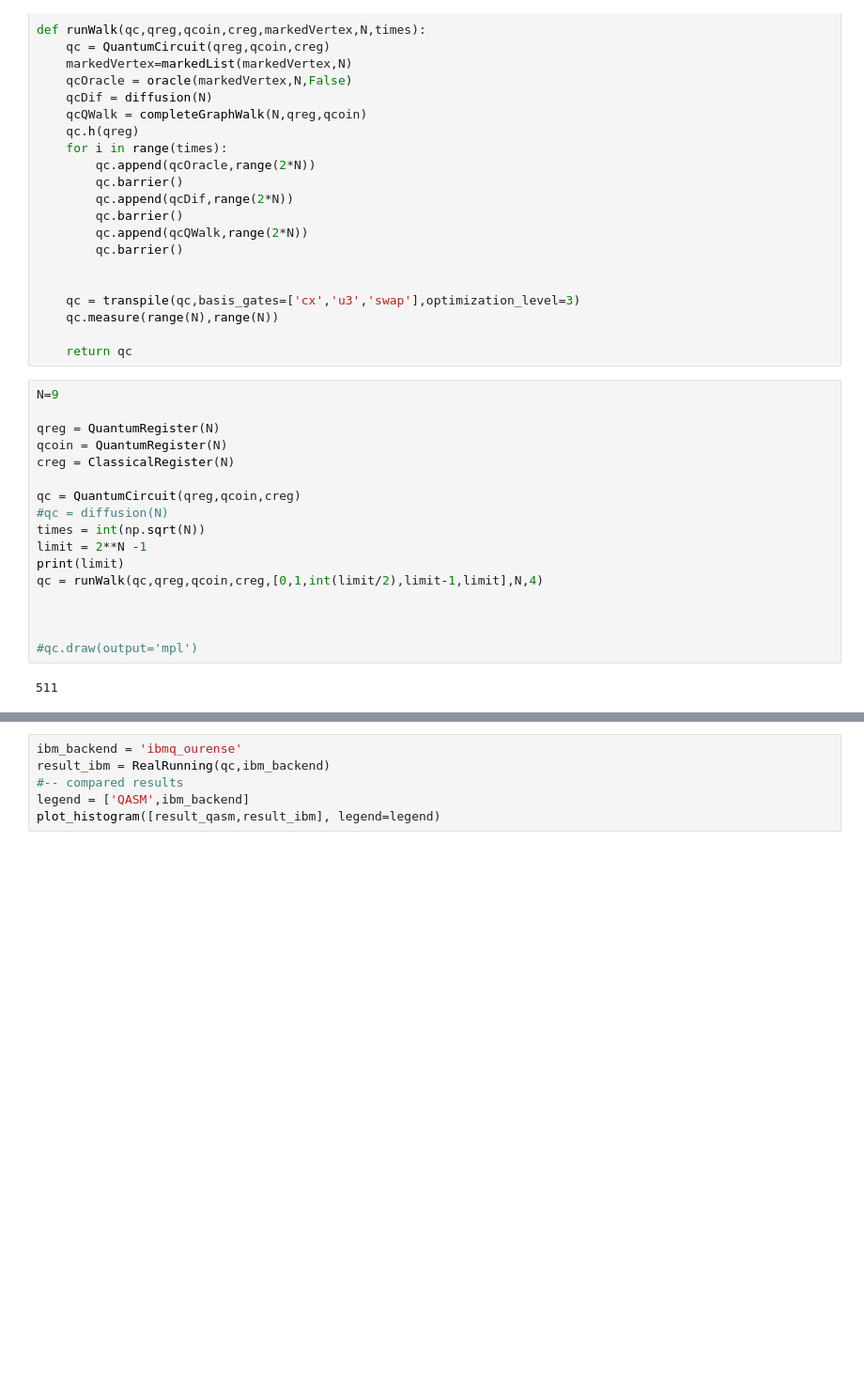
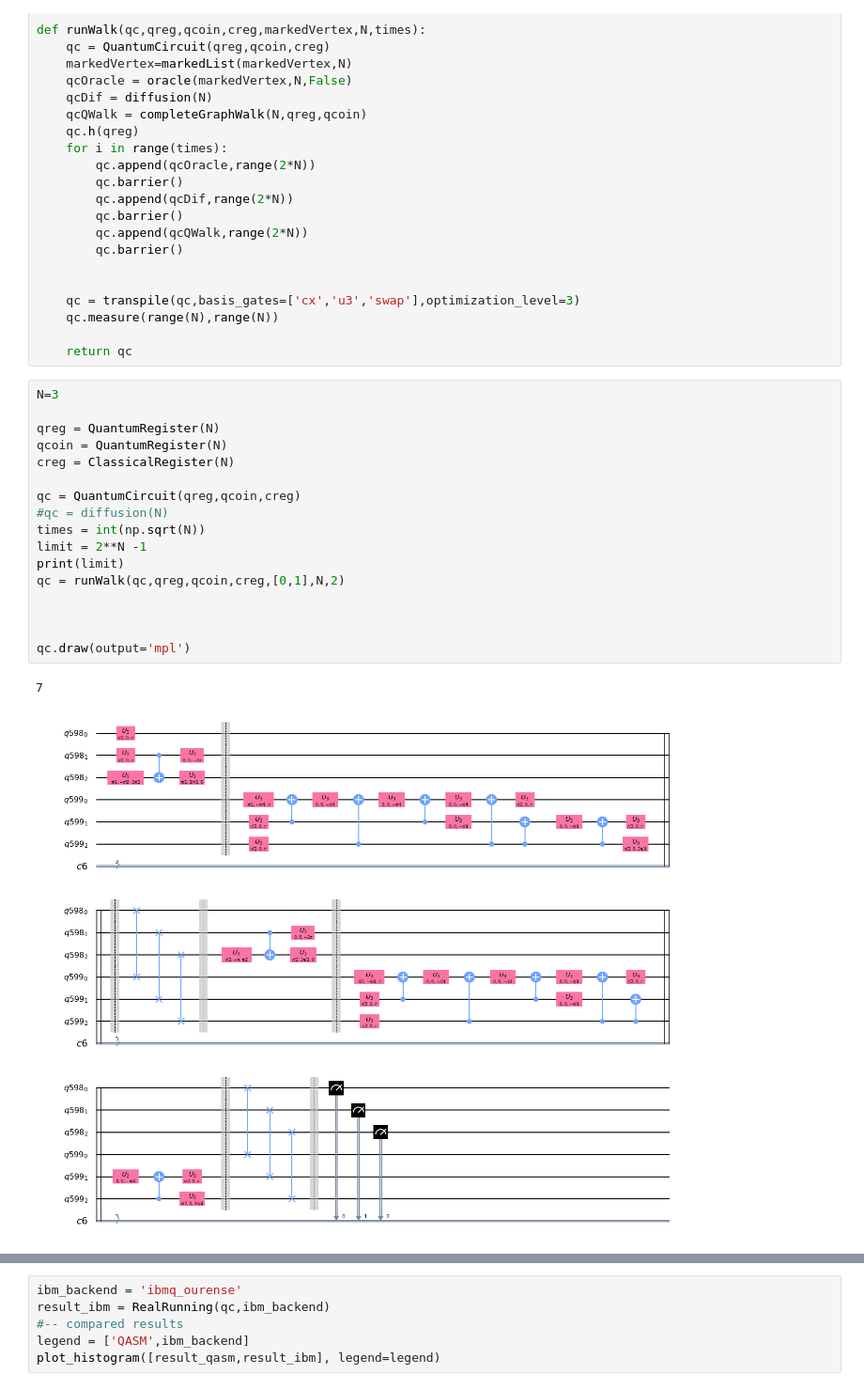
Before and after one commit to JaimePSantos/Dissertation-Tex-Code, a Jupyter notebook: Coding/Qiskit/Search/CompleteGraphGrover.ipynb, the cells around one changed output, grey strips where cells are left out. Shown at 94% size. Saved outputs shown, nothing was run; the diff lists cells and outputs as text; blank space fills up the shorter version.

```diff
--- a/Coding/Qiskit/Search/CompleteGraphGrover.ipynb
+++ b/Coding/Qiskit/Search/CompleteGraphGrover.ipynb
@@ -82,24 +82,25 @@ def runWalk(qc,qreg,qcoin,creg,markedVertex,N,times):
 
     return qc
 # %%
-N=9
+N=3
 
 qreg = QuantumRegister(N)
 qcoin = QuantumRegister(N)
 creg = ClassicalRegister(N)
 
 qc = QuantumCircuit(qreg,qcoin,creg)
 #qc = diffusion(N)
 times = int(np.sqrt(N))
 limit = 2**N -1
 print(limit)
-qc = runWalk(qc,qreg,qcoin,creg,[0,1,int(limit/2),limit-1,limit],N,4)
+qc = runWalk(qc,qreg,qcoin,creg,[0,1],N,2)
 
 
 
-#qc.draw(output='mpl')
+qc.draw(output='mpl')
 # %% [output]
-511
+7
+[figure, added]
 # %%
 
 backend = Aer.get_backend('qasm_simulator')
```
Also changed, not shown: parts of 3 cells of this notebook, 2 other files.
